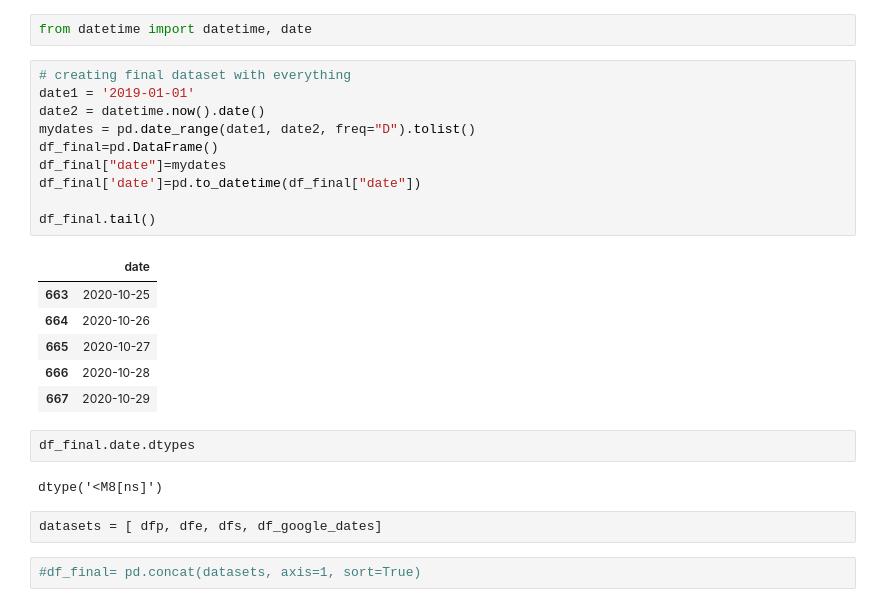
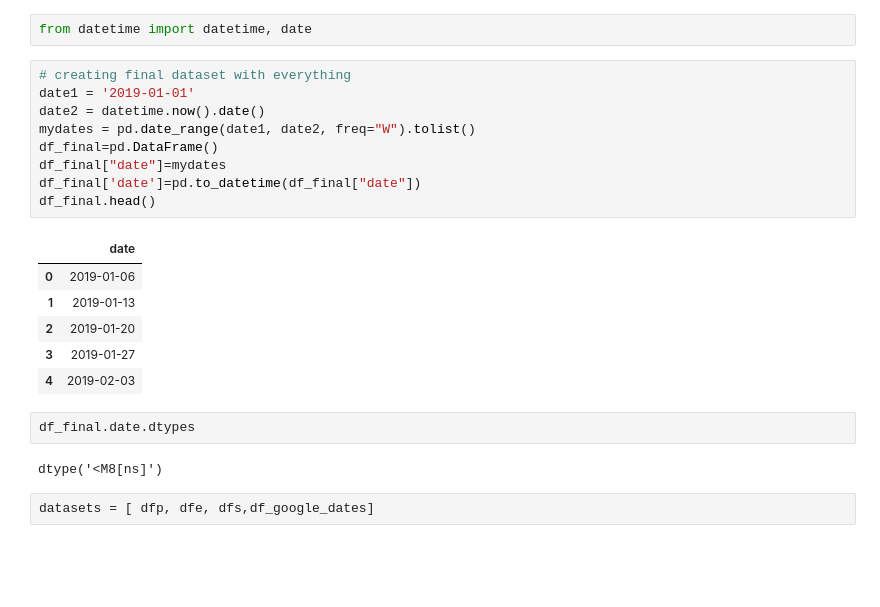
Before and after one commit to albertovpd/automated_ML_regression, a Jupyter notebook: data_exploration.ipynb, the cells around one changed output. Saved outputs shown, nothing was run; the diff lists cells and outputs as text; blank space fills up the shorter version.

```diff
--- a/data_exploration.ipynb
+++ b/data_exploration.ipynb
@@ -308,25 +307,22 @@ from datetime import datetime, date
 # %%
 # creating final dataset with everything
 date1 = '2019-01-01'
 date2 = datetime.now().date()
-mydates = pd.date_range(date1, date2, freq="D").tolist()
+mydates = pd.date_range(date1, date2, freq="W").tolist()
 df_final=pd.DataFrame()
 df_final["date"]=mydates
 df_final['date']=pd.to_datetime(df_final["date"])
-
-df_final.tail()
+df_final.head()
 # %% [output]
 |  | date |
-| 663 | 2020-10-25 |
-| 664 | 2020-10-26 |
-| 665 | 2020-10-27 |
-| 666 | 2020-10-28 |
-| 667 | 2020-10-29 |
+| 0 | 2019-01-06 |
+| 1 | 2019-01-13 |
+| 2 | 2019-01-20 |
+| 3 | 2019-01-27 |
+| 4 | 2019-02-03 |
 # %%
 df_final.date.dtypes
 # %% [output]
 dtype('<M8[ns]')
 # %%
-datasets = [ dfp, dfe, dfs, df_google_dates]
+datasets = [ dfp, dfe, dfs,df_google_dates]
-# %%
-#df_final= pd.concat(datasets, axis=1, sort=True)
```
Also changed, not shown: parts of 31 cells of this notebook.
